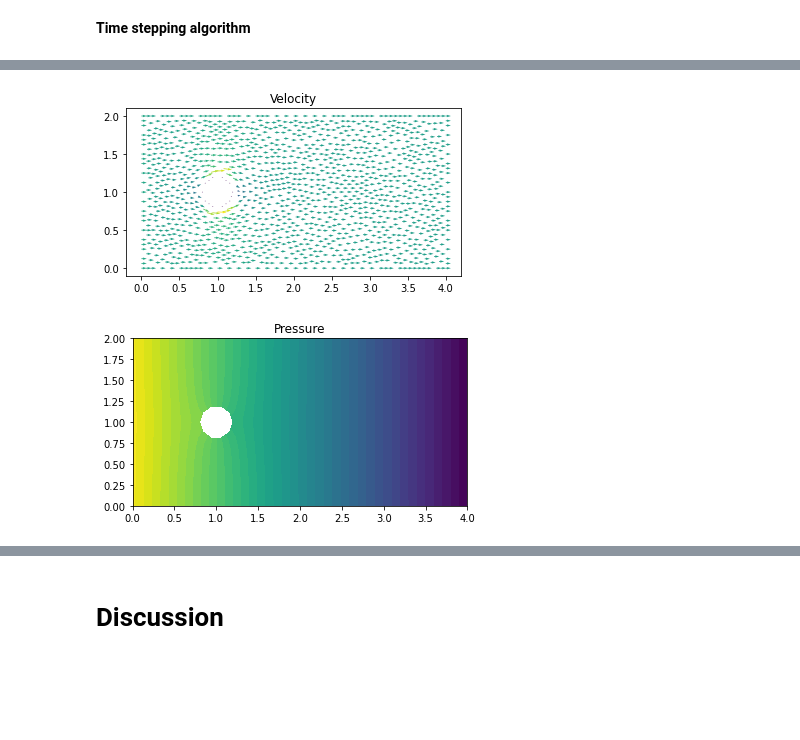
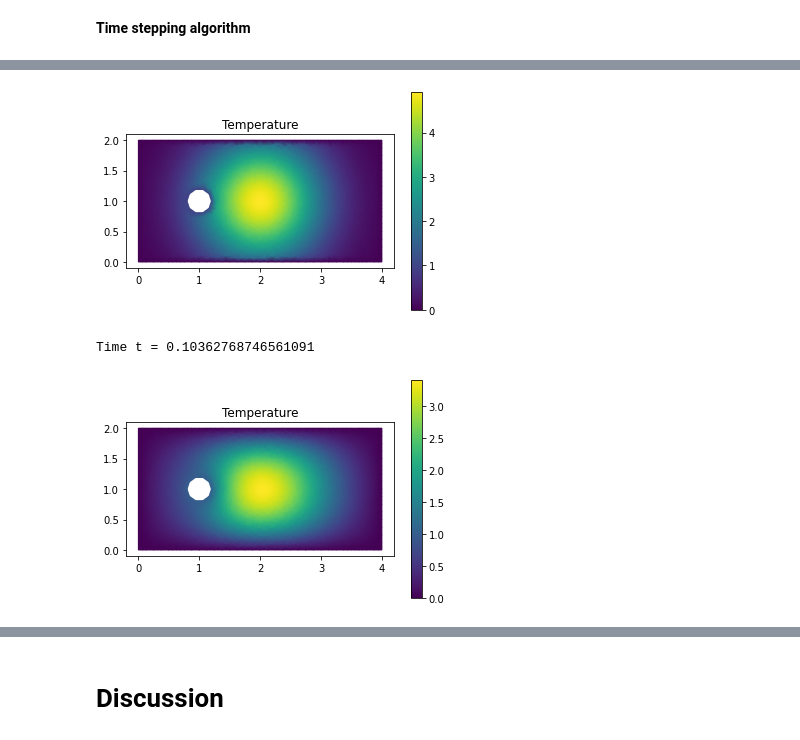
Before and after one commit to johanhoffman/DD2363_VT21, a Jupyter notebook: template-report-Heat.ipynb, the cells around one changed output, grey strips where cells are left out. Cells and saved outputs as stored; diff of their text form; code cells hidden in the pictures; blank space fills up the shorter version.

```diff
--- a/template-report-Heat.ipynb
+++ b/template-report-Heat.ipynb
@@ -205,20 +197,17 @@ nu = 4.0e-3
 # %% [markdown]
 **Define method parameters**
 # %%
-# Define iteration functions
-# (u0,p0) solution from previous time step
-# (u1,p1) linearized solution at present time step
+# u0 - solution from previous time step
 u0 = Function(V)
 u1 = Function(V)
-p0 = Function(Q)
-p1 = Function(Q)
 
-# Set parameters for nonlinear and lienar solvers
-num_nnlin_iter = 5
+u0 = interpolate(g,V)
+
+# Set parameters for linear solvers
 prec = "amg" if has_krylov_solver_preconditioner("amg") else "default"
 
 # Time step length
-dt = 0.5*mesh.hmin()
+dt = mesh.hmin()*mesh.hmin()
 # %% [markdown]
 **Define variational problem**
 # %%
@@ -267,16 +227,12 @@ normalization = -2.0/D
 **Set plotting variables and open export files**
 # %%
 # Open files to export solution to Paraview
-file_u = File("results-NS/u.pvd")
-file_p = File("results-NS/p.pvd")
+file_u = File("results-Heat/u.pvd")
 
 # Set plot frequency
 plot_time = 0
 plot_freq = 10
 
-# Force computation data
-force_array = np.array(0.0)
-force_array = np.delete(force_array, 0)
 time = np.array(0.0)
 time = np.delete(time, 0)
 start_sample_time = 1.0
@@ -286,45 +242,21 @@ start_sample_time = 1.0
 !rm results-NS/*
 
 # Time stepping
-T = 30
+T = 1
 t = dt
 while t < T + DOLFIN_EPS:
 
     #s = 'Time t = ' + repr(t)
     #print(s)
 
-    pin.t = t
-    #uin.t = t
+    # Assemble matrix and vector
+    A = assemble(au)
+    b = assemble(Lu)
 
-    # Solve non-linear problem
-    k = 0
-    while k < num_nnlin_iter:
-
-        # Assemble momentum matrix and vector
-        Au = assemble(au)
-        bu = assemble(Lu)
-
-        # Compute velocity solution
-        [bc.apply(Au, bu) for bc in bcu]
-        [bc.apply(u1.vector()) for bc in bcu]
-        solve(Au, u1.vector(), bu, "bicgstab", "default")
-
-        # Assemble continuity matrix and vector
-        Ap = assemble(ap)
-        bp = assemble(Lp)
-
-        # Compute pressure solution
-        [bc.apply(Ap, bp) for bc in bcp]
-        [bc.apply(p1.vector()) for bc in bcp]
-        solve(Ap, p1.vector(), bp, "bicgstab", prec)
-
-        # Compute force
-        F = assemble(Force)
-        if (t > start_sample_time):
-          force_array = np.append(force_array, normalization*F)
-          time = np.append(time, t)
-
-        k += 1
+    # Compute solution
+    [bc.apply(A, b) for bc in bcu]
+    [bc.apply(u1.vector()) for bc in bcu]
+    solve(A, u1.vector(), b, "bicgstab", "default")
 
     if t > plot_time:
 
@@ -333,29 +265,21 @@ while t < T + DOLFIN_EPS:
 
         # Save solution to file
         file_u << u1
-        file_p << p1
 
         # Plot solution
         plt.figure()
-        plot(u1, title="Velocity")
-
-        plt.figure()
-        plot(p1, title="Pressure")
+        p = plot(u1, title="Temperature", mode='color')
+        plt.colorbar(p)
 
         plot_time += T/plot_freq
 
-        plt.show()
-
-        plt.figure()
-        plt.title("Force")
-        plt.plot(time, force_array)
         plt.show()
 
     # Update time step
     u0.assign(u1)
     t += dt
 
-#!tar -czvf results-NS.tar.gz results-NS
-#files.download('results-NS.tar.gz')
+#!tar -czvf results-Heat.tar.gz results-Heat
+#files.download('results-Heat.tar.gz')
 # %% [output]
 rm: cannot remove 'results-NS/*': No such file or directory
@@ -371,2 +287,3 @@ Time t = 0.03285506167650246
-[figure, old version]
+[figure, new version]
+Time t = 0.10362768746561091
-[figure, old version]
+[figure, new version]
```
Also changed, not shown: parts of 9 cells of this notebook.
